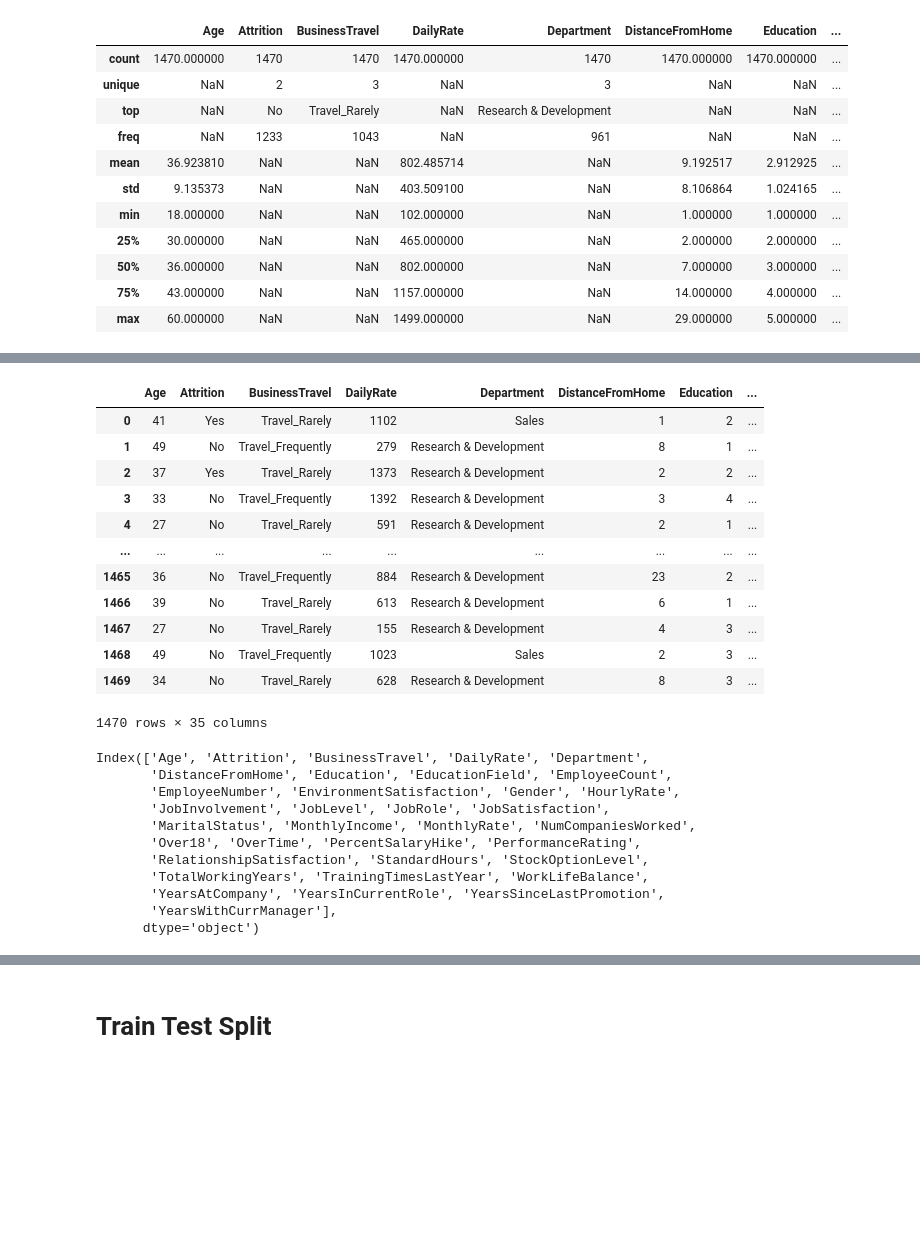
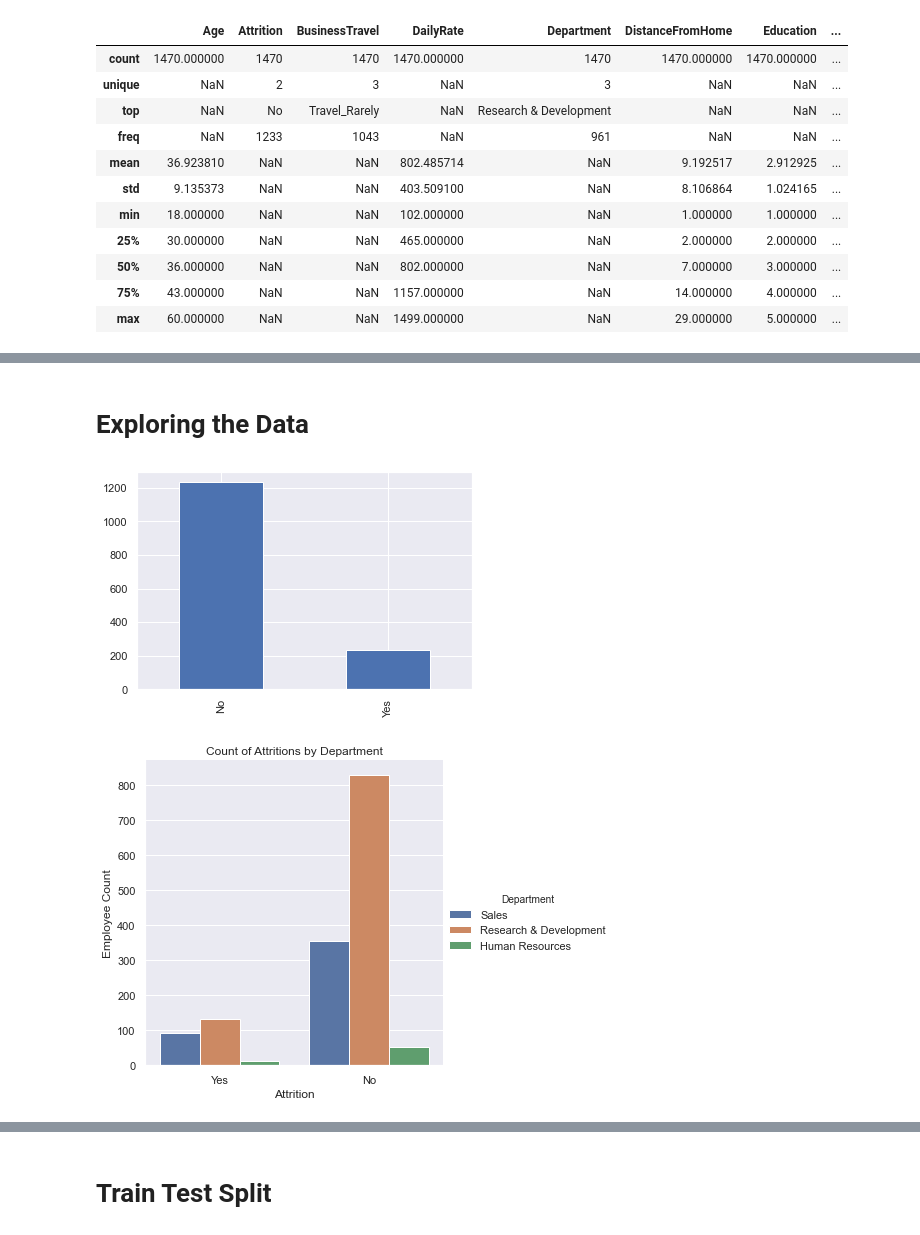
Before and after one commit to dlma1234/datascience_casestudies, a Jupyter notebook: hr_analytics/HR_Attrition_Analysis.ipynb, the cells around one changed output, grey strips where cells are left out. Saved outputs shown, nothing was run; the diff lists cells and outputs as text; code cells hidden in the pictures; blank space fills up the shorter version.

Commit message:
Add EDA plots and charts

```diff
--- a/hr_analytics/HR_Attrition_Analysis.ipynb
+++ b/hr_analytics/HR_Attrition_Analysis.ipynb
@@ -83,30 +45,0 @@ dtype: int64
-# %%
-hr_df
-# %% [output]
-|  | Age | Attrition | BusinessTravel | DailyRate | Department | DistanceFromHome | Education | ... |
-| 0 | 41 | Yes | Travel_Rarely | 1102 | Sales | 1 | 2 | ... |
-| 1 | 49 | No | Travel_Frequently | 279 | Research & Development | 8 | 1 | ... |
-| 2 | 37 | Yes | Travel_Rarely | 1373 | Research & Development | 2 | 2 | ... |
-| 3 | 33 | No | Travel_Frequently | 1392 | Research & Development | 3 | 4 | ... |
-| 4 | 27 | No | Travel_Rarely | 591 | Research & Development | 2 | 1 | ... |
-| ... | ... | ... | ... | ... | ... | ... | ... | ... |
-| 1465 | 36 | No | Travel_Frequently | 884 | Research & Development | 23 | 2 | ... |
-| 1466 | 39 | No | Travel_Rarely | 613 | Research & Development | 6 | 1 | ... |
-| 1467 | 27 | No | Travel_Rarely | 155 | Research & Development | 4 | 3 | ... |
-| 1468 | 49 | No | Travel_Frequently | 1023 | Sales | 2 | 3 | ... |
-| 1469 | 34 | No | Travel_Rarely | 628 | Research & Development | 8 | 3 | ... |
-1470 rows × 35 columns
-# %%
-hr_df.columns
-# %% [output]
-Index(['Age', 'Attrition', 'BusinessTravel', 'DailyRate', 'Department',
-       'DistanceFromHome', 'Education', 'EducationField', 'EmployeeCount',
-       'EmployeeNumber', 'EnvironmentSatisfaction', 'Gender', 'HourlyRate',
-       'JobInvolvement', 'JobLevel', 'JobRole', 'JobSatisfaction',
-       'MaritalStatus', 'MonthlyIncome', 'MonthlyRate', 'NumCompaniesWorked',
-       'Over18', 'OverTime', 'PercentSalaryHike', 'PerformanceRating',
-       'RelationshipSatisfaction', 'StandardHours', 'StockOptionLevel',
-       'TotalWorkingYears', 'TrainingTimesLastYear', 'WorkLifeBalance',
-       'YearsAtCompany', 'YearsInCurrentRole', 'YearsSinceLastPromotion',
-       'YearsWithCurrManager'],
-      dtype='object')
@@ -115,0 +46,11 @@ nominal_categories = ['Attrition', 'BusinessTravel', 'Department', 'EducationFie
+# %% [markdown]
+# Exploring the Data
+# %%
+ax = hr_df['Attrition'].value_counts().plot(kind='bar');
+# %% [output]
+[figure, added]
+# %%
+fig = sns.catplot(x='Attrition', kind='count', hue='Department' ,data=hr_df )
+fig.set(xlabel='Attrition', ylabel="Employee Count", title="Count of Attritions by Department");
+# %% [output]
+[figure, added]
```
Also changed, not shown: parts of 40 cells of this notebook.
